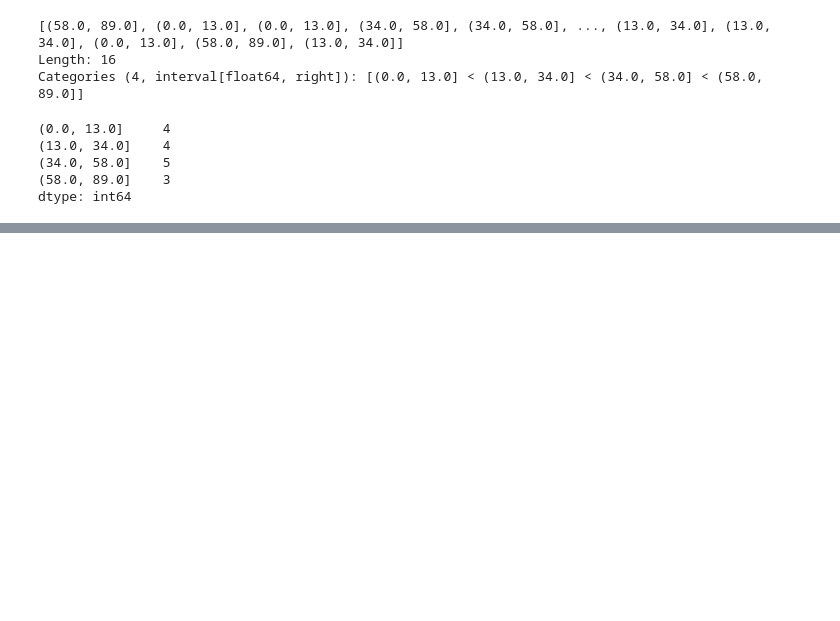
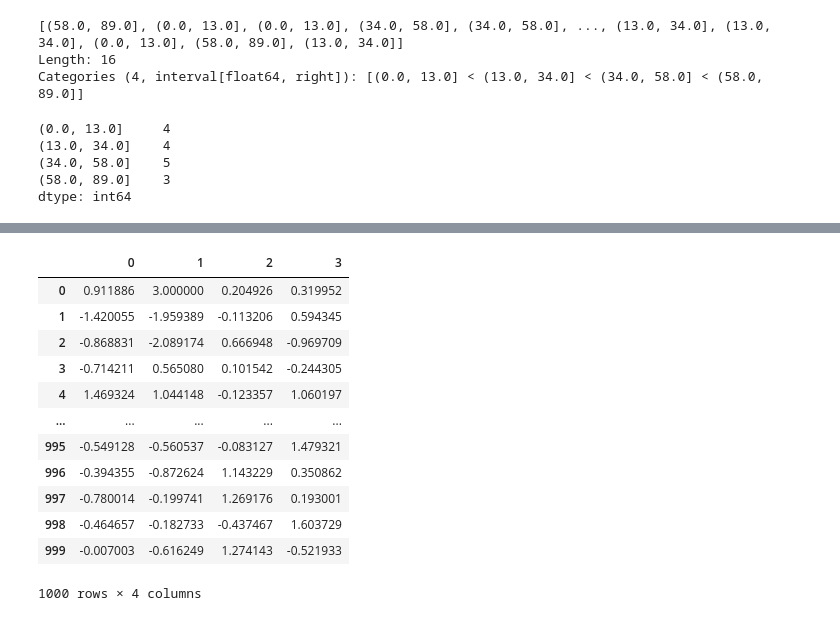
Before and after one commit to OmarInCS/data-analysis-visulization-python, a Jupyter notebook: demo.ipynb, the cells around one changed output, grey strips where cells are left out. Drawn from its saved outputs; the diff is of its cells as text; code cells hidden in the pictures; blank space fills up the shorter version.

```diff
--- a/demo.ipynb
+++ b/demo.ipynb
@@ -1860,0 +1944,17 @@ dtype: int64
+# %%
+data[mask] = np.sign(data) * 3
+data
+# %% [output]
+|  | 0 | 1 | 2 | 3 |
+| 0 | 0.911886 | 3.000000 | 0.204926 | 0.319952 |
+| 1 | -1.420055 | -1.959389 | -0.113206 | 0.594345 |
+| 2 | -0.868831 | -2.089174 | 0.666948 | -0.969709 |
+| 3 | -0.714211 | 0.565080 | 0.101542 | -0.244305 |
+| 4 | 1.469324 | 1.044148 | -0.123357 | 1.060197 |
+| ... | ... | ... | ... | ... |
+| 995 | -0.549128 | -0.560537 | -0.083127 | 1.479321 |
+| 996 | -0.394355 | -0.872624 | 1.143229 | 0.350862 |
+| 997 | -0.780014 | -0.199741 | 1.269176 | 0.193001 |
+| 998 | -0.464657 | -0.182733 | -0.437467 | 1.603729 |
+| 999 | -0.007003 | -0.616249 | 1.274143 | -0.521933 |
+1000 rows × 4 columns
```
Also changed, not shown: parts of 13 cells of this notebook, 6 other files.
